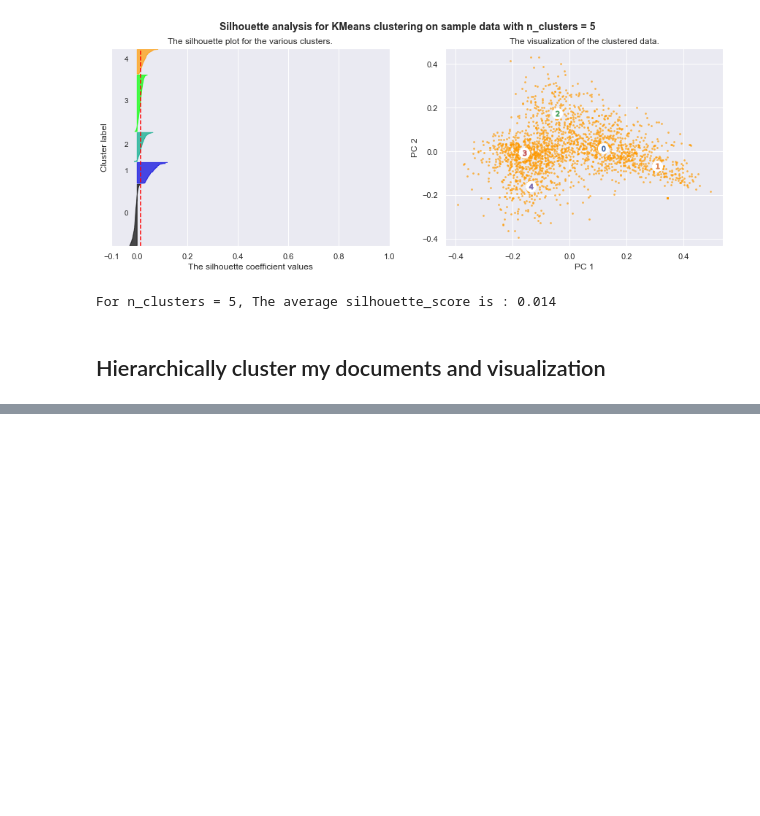
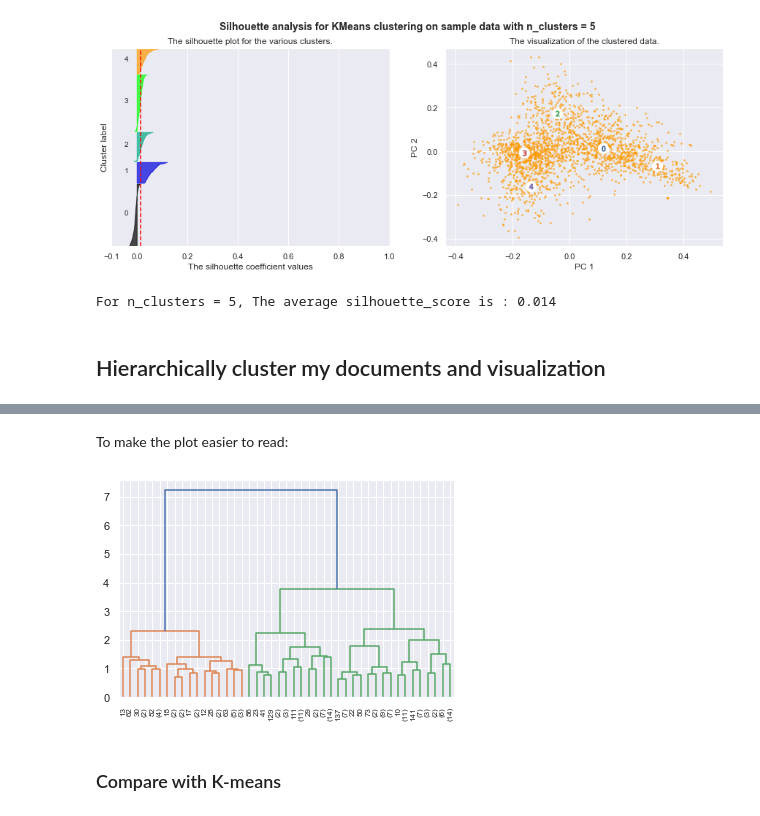
Before and after one commit to jinfei1125/personal-finance, a Jupyter notebook: [Final Project]Content Analysis on People's Personal Finance Concerns Based on Reddit Data.ipynb, the cells around one changed output, grey strips where cells are left out. Saved outputs shown, nothing was run; the diff lists cells and outputs as text; code cells hidden in the pictures; blank space fills up the shorter version.

```diff
--- a/[Final Project]Content Analysis on People's Personal Finance Concerns Based on Reddit Data.ipynb
+++ b/[Final Project]Content Analysis on People's Personal Finance Concerns Based on Reddit Data.ipynb
@@ -1473,0 +1503,8 @@ pf_coocmat.setdiag(0)
+# %% [markdown]
+To make the plot easier to read:
+# %%
+dendrogramDat = scipy.cluster.hierarchy.dendrogram(linkage_matrix, p=5, truncate_mode='level', get_leaves=True)
+# %% [output]
+[figure, added]
+# %% [markdown]
+### Compare with K-means
```
Also changed, not shown: parts of 60 cells of this notebook, 10 other files.
